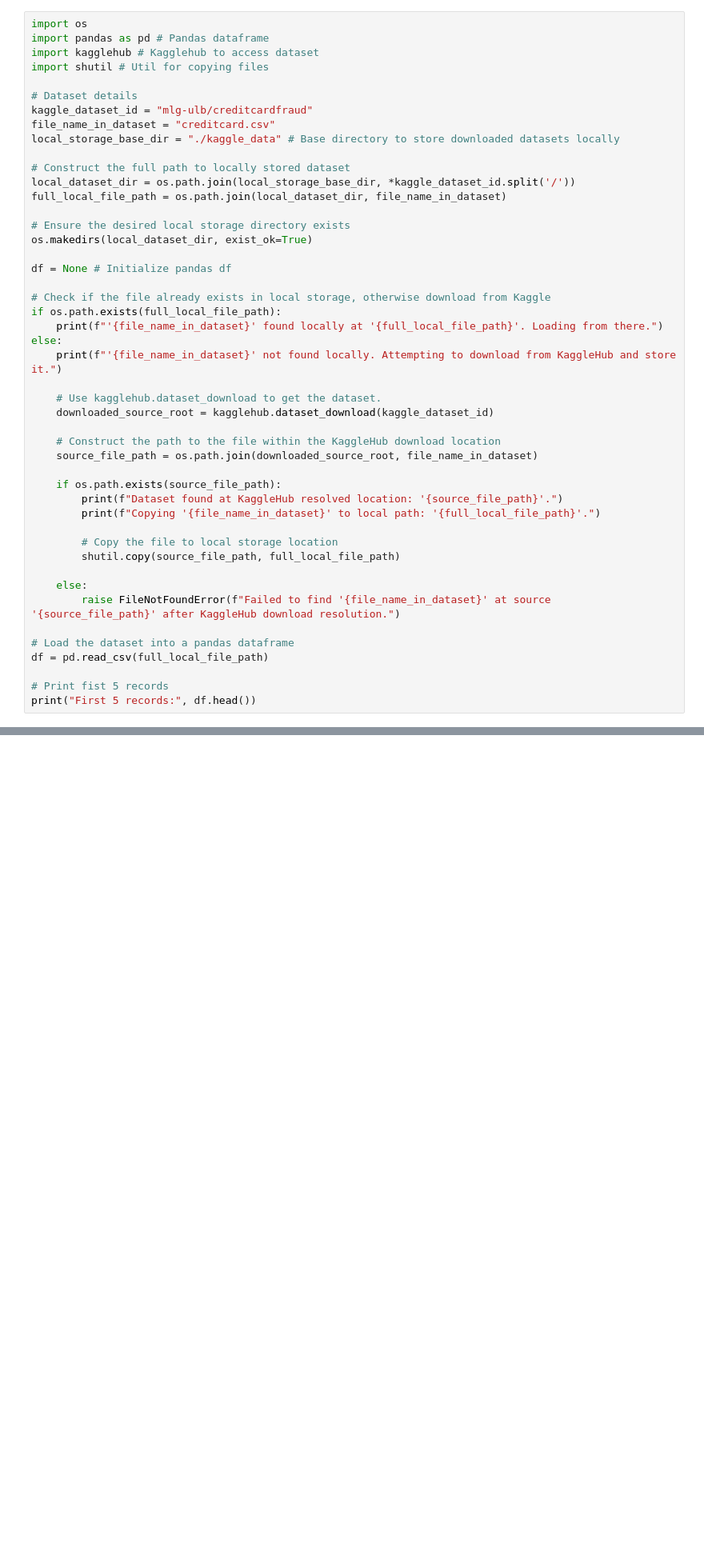
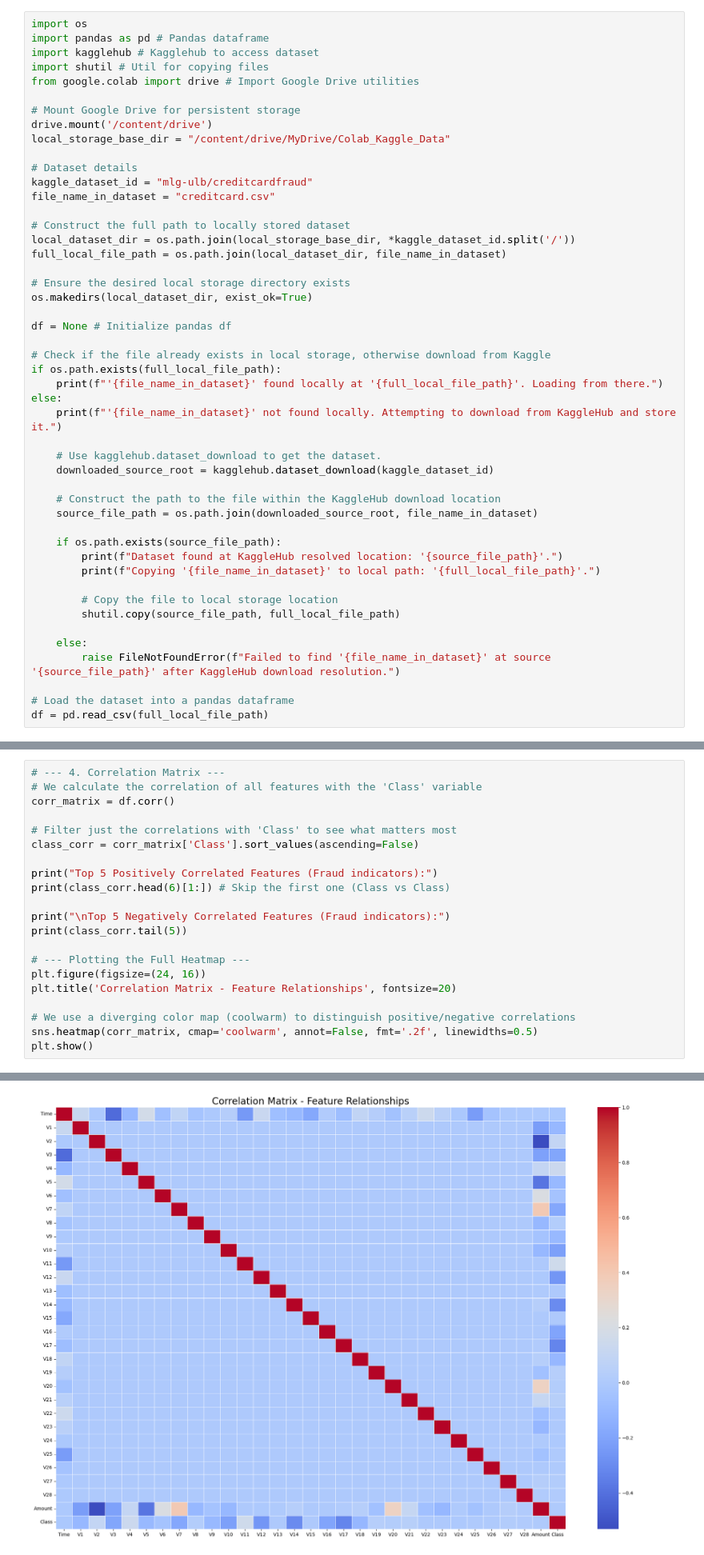
Before and after one commit to ang-bill/IU-DLMDSME01-Credit-Card-Fraud-Detection, a Jupyter notebook: Task1_Credit_Card_Fraud_Detection.ipynb, the cells around one changed output, grey strips where cells are left out. Shown at 80% size. Saved outputs shown, nothing was run; the diff lists cells and outputs as text; blank space fills up the shorter version.

Commit message:
Data retrieval and EDA

```diff
--- a/Task1_Credit_Card_Fraud_Detection.ipynb
+++ b/Task1_Credit_Card_Fraud_Detection.ipynb
@@ -9,11 +9,15 @@ import os
 import pandas as pd # Pandas dataframe
 import kagglehub # Kagglehub to access dataset
 import shutil # Util for copying files
+from google.colab import drive # Import Google Drive utilities
+
+# Mount Google Drive for persistent storage
+drive.mount('/content/drive')
+local_storage_base_dir = "/content/drive/MyDrive/Colab_Kaggle_Data"
 
 # Dataset details
 kaggle_dataset_id = "mlg-ulb/creditcardfraud"
 file_name_in_dataset = "creditcard.csv"
-local_storage_base_dir = "./kaggle_data" # Base directory to store downloaded datasets locally
 
 # Construct the full path to locally stored dataset
 local_dataset_dir = os.path.join(local_storage_base_dir, *kaggle_dataset_id.split('/'))
@@ -48,7 +52,4 @@ else:
 
 # Load the dataset into a pandas dataframe
 df = pd.read_csv(full_local_file_path)
-
-# Print fist 5 records
-print("First 5 records:", df.head())
 # %% [output]
@@ -73,0 +235,22 @@ First 5 records:    Time        V1        V2        V3        V4        V5
+# %%
+# --- 4. Correlation Matrix ---
+# We calculate the correlation of all features with the 'Class' variable
+corr_matrix = df.corr()
+
+# Filter just the correlations with 'Class' to see what matters most
+class_corr = corr_matrix['Class'].sort_values(ascending=False)
+
+print("Top 5 Positively Correlated Features (Fraud indicators):")
+print(class_corr.head(6)[1:]) # Skip the first one (Class vs Class)
+
+print("\nTop 5 Negatively Correlated Features (Fraud indicators):")
+print(class_corr.tail(5))
+
+# --- Plotting the Full Heatmap ---
+plt.figure(figsize=(24, 16))
+plt.title('Correlation Matrix - Feature Relationships', fontsize=20)
+
+# We use a diverging color map (coolwarm) to distinguish positive/negative correlations
+sns.heatmap(corr_matrix, cmap='coolwarm', annot=False, fmt='.2f', linewidths=0.5)
+plt.show()
+# %% [output]
@@ -73,0 +272 @@ First 5 records:    Time        V1        V2        V3        V4        V5
+[figure, added]
```
Also changed, not shown: parts of 16 cells of this notebook.
